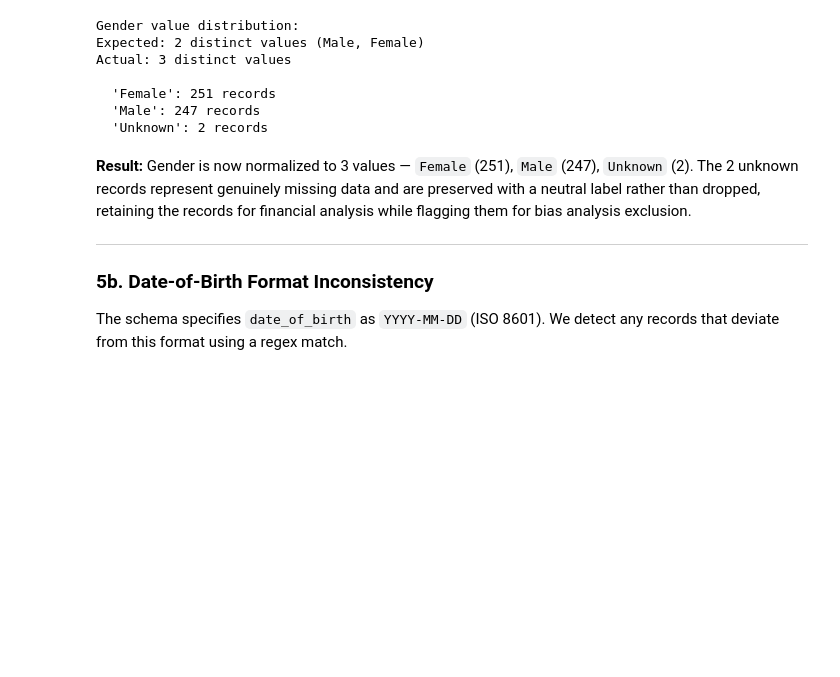
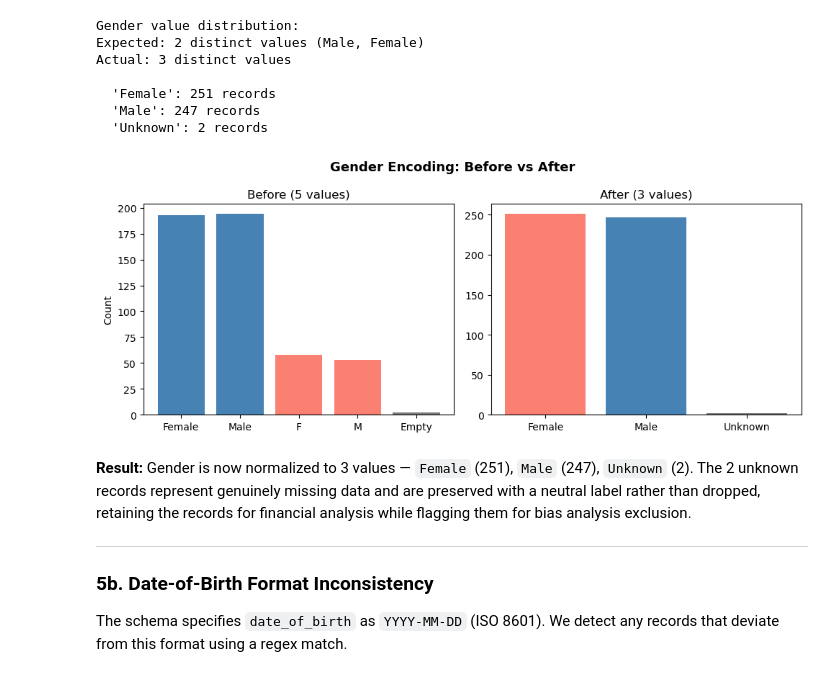
Before and after one commit to arturbstos/dego-project-team13, a Jupyter notebook: notebooks/01-data-quality.ipynb, the cells around one changed output. Drawn from its saved outputs; the diff is of its cells as text; code cells hidden in the pictures; blank space fills up the shorter version.

Commit message:
Generate visualizations for the presentation

```diff
--- a/notebooks/01-data-quality.ipynb
+++ b/notebooks/01-data-quality.ipynb
@@ -353,6 +354,25 @@ Actual: 3 distinct values
   'Female': 251 records
   'Male': 247 records
   'Unknown': 2 records
+# %%
+# Gender Encoding Visualization
+
+fig, axes = plt.subplots(1, 2, figsize=(10, 4))
+fig.suptitle("Gender Encoding: Before vs After", fontsize=13, fontweight="bold")
+
+axes[0].bar(["Female", "Male", "F", "M", "Empty"], [193, 194, 58, 53, 2],
+            color=["steelblue", "steelblue", "salmon", "salmon", "grey"])
+axes[0].set_title("Before (5 values)")
+axes[0].set_ylabel("Count")
+
+axes[1].bar(["Female", "Male", "Unknown"], [251, 247, 2],
+            color=["salmon", "steelblue", "grey"])
+axes[1].set_title("After (3 values)")
+
+plt.tight_layout()
+plt.show()
+# %% [output]
+[figure, added]
 # %% [markdown]
 **Result:** Gender is now normalized to 3 values — `Female` (251), `Male` (247), `Unknown` (2). The 2 unknown records represent genuinely missing data and are preserved with a neutral label rather than dropped, retaining the records for financial analysis while flagging them for bias analysis exclusion.
 
```
Also changed, not shown: parts of 9 cells of this notebook.
